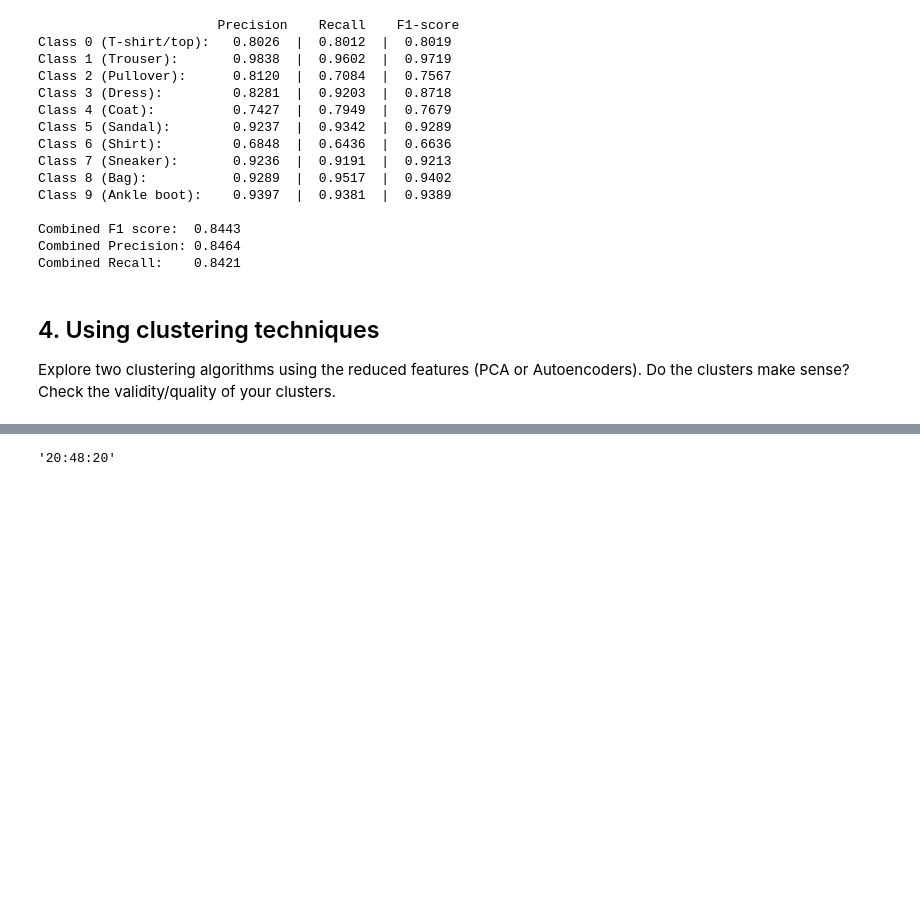
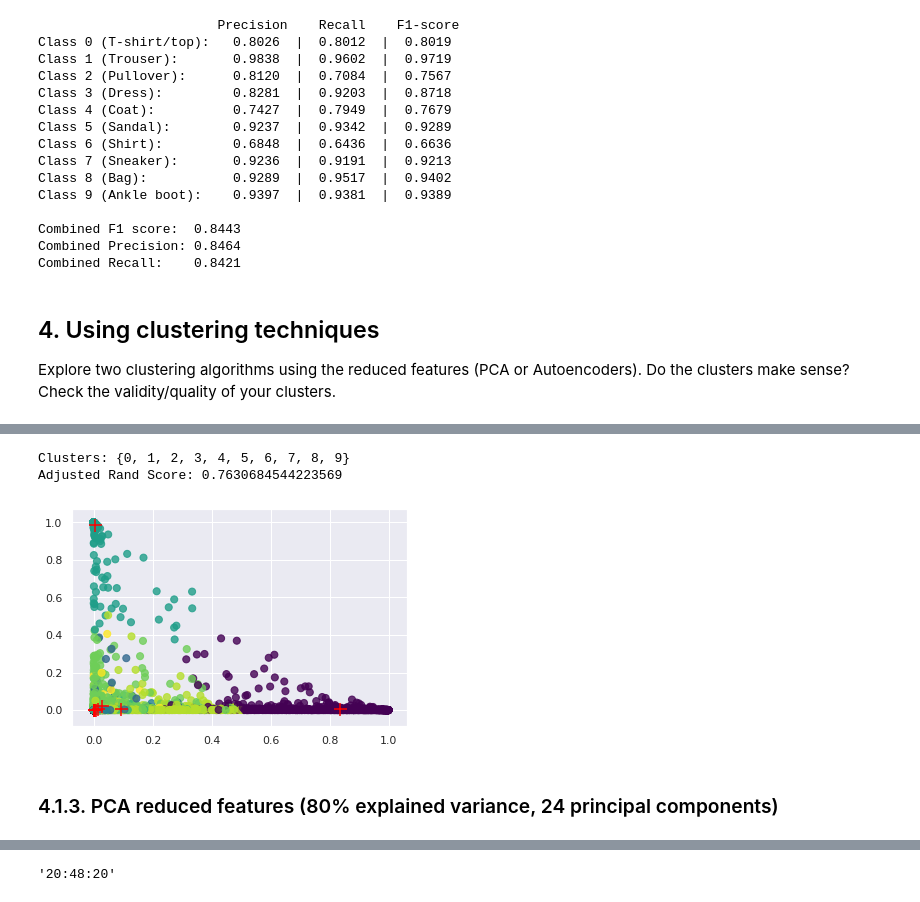
Before and after one commit to laurelkeys/machine-learning, a Jupyter notebook: assignment-3/Assignment3.ipynb, the cells around one changed output, grey strips where cells are left out. Cells and saved outputs as stored; diff of their text form; code cells hidden in the pictures; blank space fills up the shorter version.

```diff
--- a/assignment-3/Assignment3.ipynb
+++ b/assignment-3/Assignment3.ipynb
@@ -1149,0 +1183,8 @@ from sklearn.metrics import adjusted_rand_score
+# %%
+show_clusters(kmeans_ae_84, Y_val_ae_84_pred)
+# %% [output]
+Clusters: {0, 1, 2, 3, 4, 5, 6, 7, 8, 9}
+Adjusted Rand Score: 0.7630684544223569
+[figure, added]
+# %% [markdown]
+### 4.1.3. PCA reduced features (80% explained variance, 24 principal components)
```
Also changed, not shown: parts of 13 cells of this notebook.
